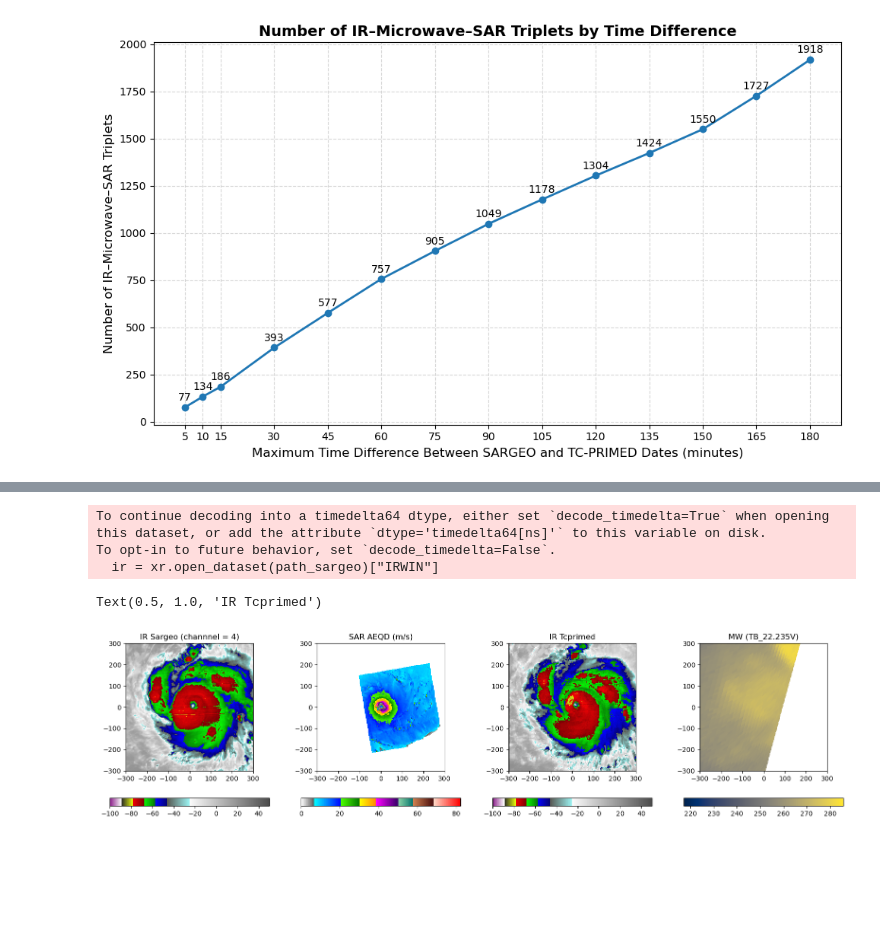
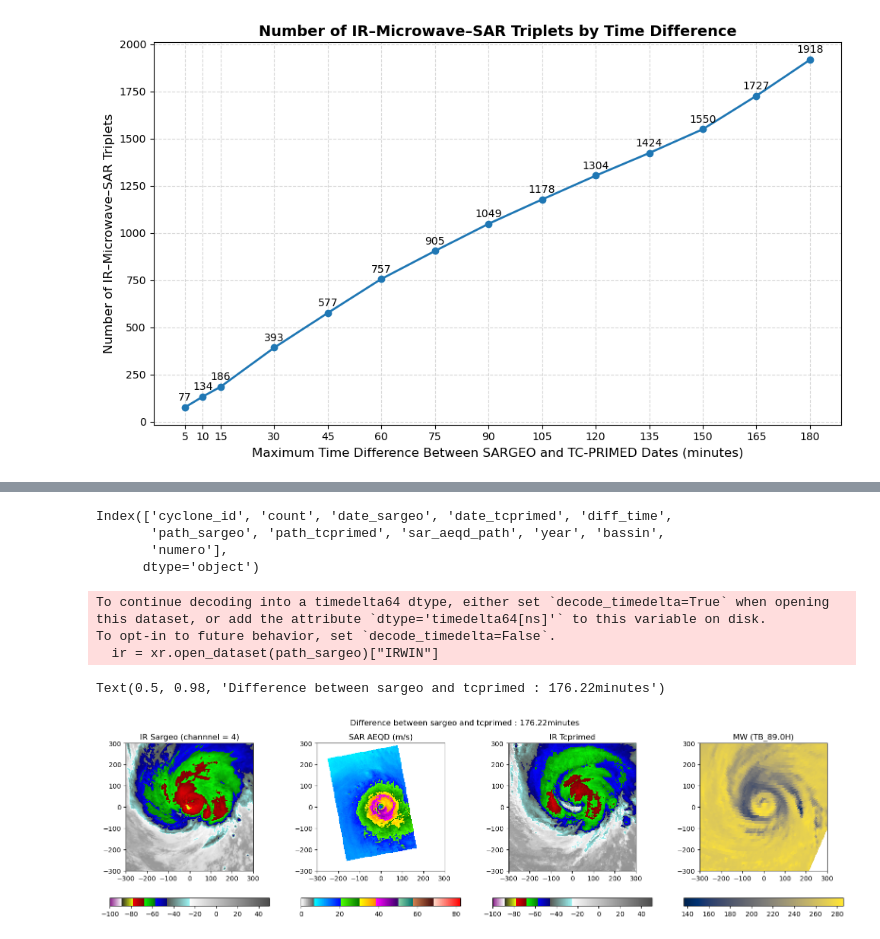
Before and after one commit to medtannaoui/ifremer_multimodality, a Jupyter notebook: src/IR_to_SAR/ML_IR_SAR/micro_wave/colocation.ipynb, the cells around one changed output, grey strips where cells are left out. Cells and saved outputs as stored; diff of their text form; code cells hidden in the pictures; blank space fills up the shorter version.

```diff
--- a/src/IR_to_SAR/ML_IR_SAR/micro_wave/colocation.ipynb
+++ b/src/IR_to_SAR/ML_IR_SAR/micro_wave/colocation.ipynb
@@ -112,29 +112,38 @@ ir_mw_sar.head()
 | 2 | ep192022 | 2 | 2022-10-22T12:47:42.000 | 2022-10-22T11:49:07.000 | 3515.0 | /scale/project/ifremer-isi-jumeau... | /scale/project/ifremer-isi-jumeau... | /scale/user/mtannaou/alternance/d... | ... |
 | 3 | ep192022 | 2 | 2022-10-22T12:47:42.000 | 2022-10-22T12:24:29.000 | 1393.0 | /scale/project/ifremer-isi-jumeau... | /scale/project/ifremer-isi-jumeau... | /scale/user/mtannaou/alternance/d... | ... |
 | 4 | ep122021 | 1 | 2021-08-18T14:39:06.000 | 2021-08-18T13:01:07.000 | 5879.0 | /scale/project/ifremer-isi-jumeau... | /scale/project/ifremer-isi-jumeau... | /scale/user/mtannaou/alternance/d... | ... |
+# %%
+ir_mw_sar.columns
+# %% [output]
+Index(['cyclone_id', 'count', 'date_sargeo', 'date_tcprimed', 'diff_time',
+       'path_sargeo', 'path_tcprimed', 'sar_aeqd_path', 'year', 'bassin',
+       'numero'],
+      dtype='object')
 # %%
 import xarray as xr
 idx +=1
-row_example = ir_mw_sar.iloc[idx]
+
+row_example = ir_mw_sar[ir_mw_sar["diff_time"]>160*60].iloc[idx]
 path_sargeo = row_example["path_sargeo"]
 path_sar = row_example["sar_aeqd_path"]
 path_tcprimed = row_example["path_tcprimed"]
 sar = xr.open_dataset(path_sar)["owiWindSpeed"].values.squeeze()
 ir = xr.open_dataset(path_sargeo)["IRWIN"]
 fig, axes = plt.subplots(1,4,figsize=(20,5))
 plot_ir(ir[4].to_numpy()[1001//2-301//2:1001//2+301//2,1001//2-301//2:1001//2+301//2]-273.15,ax=axes[0],fig=fig);axes[0].set_title("IR Sargeo (channnel = 4)")
 plot_sar(sar,ax=axes[1],fig=fig,title="SAR AEQD (m/s)")
 ds = xr.open_dataset(path_tcprimed,group="passive_microwave/S1")
 ds_ir_tcprimed =  xr.open_dataset(path_tcprimed,group="infrared")
 channel_mw = list(ds.data_vars)[-1]
 plot_mw(ds[channel_mw],ax=axes[-1],fig=fig,x=ds["x"].values,y=ds["y"].values);axes[-1].set_title(f"MW ({channel_mw})")
 plot_ir(ds_ir_tcprimed["IRWIN"].values-273.15,x=ds_ir_tcprimed["x"].values,y=ds_ir_tcprimed["y"].values,ax=axes[2],fig=fig);
 axes[2].set_title("IR Tcprimed")
+plt.suptitle(f"Difference between sargeo and tcprimed : {row_example["diff_time"]/60:.2f}minutes")
 # %% [output]
 To continue decoding into a timedelta64 dtype, either set `decode_timedelta=True` when opening this dataset, or add the attribute `dtype='timedelta64[ns]'` to this variable on disk.
 To opt-in to future behavior, set `decode_timedelta=False`.
   ir = xr.open_dataset(path_sargeo)["IRWIN"]
-Text(0.5, 1.0, 'IR Tcprimed')
+Text(0.5, 0.98, 'Difference between sargeo and tcprimed : 176.22minutes')
-[figure, old version]
+[figure, new version]
 # %%
 ir_mw_sar.to_csv("src/IR_to_SAR/ML_IR_SAR/csv_data/sargeo_tcprimed_tcva.csv")
```
Also changed, not shown: 4 other files.
